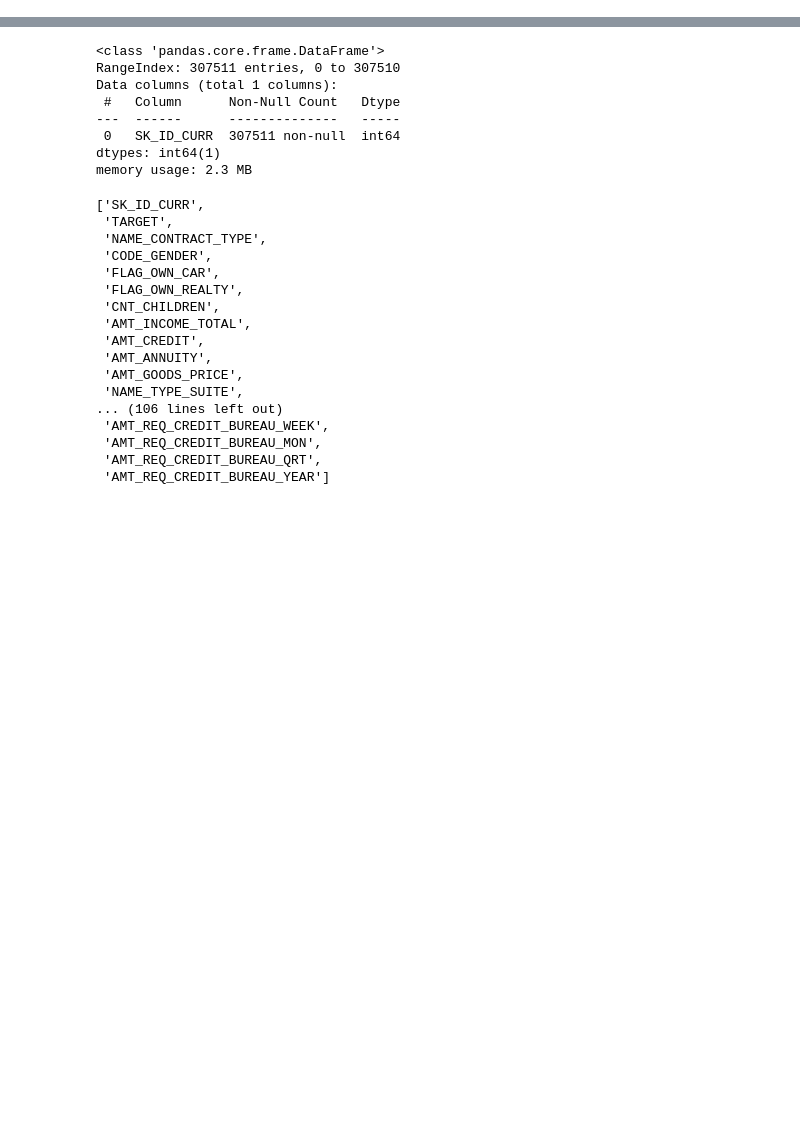
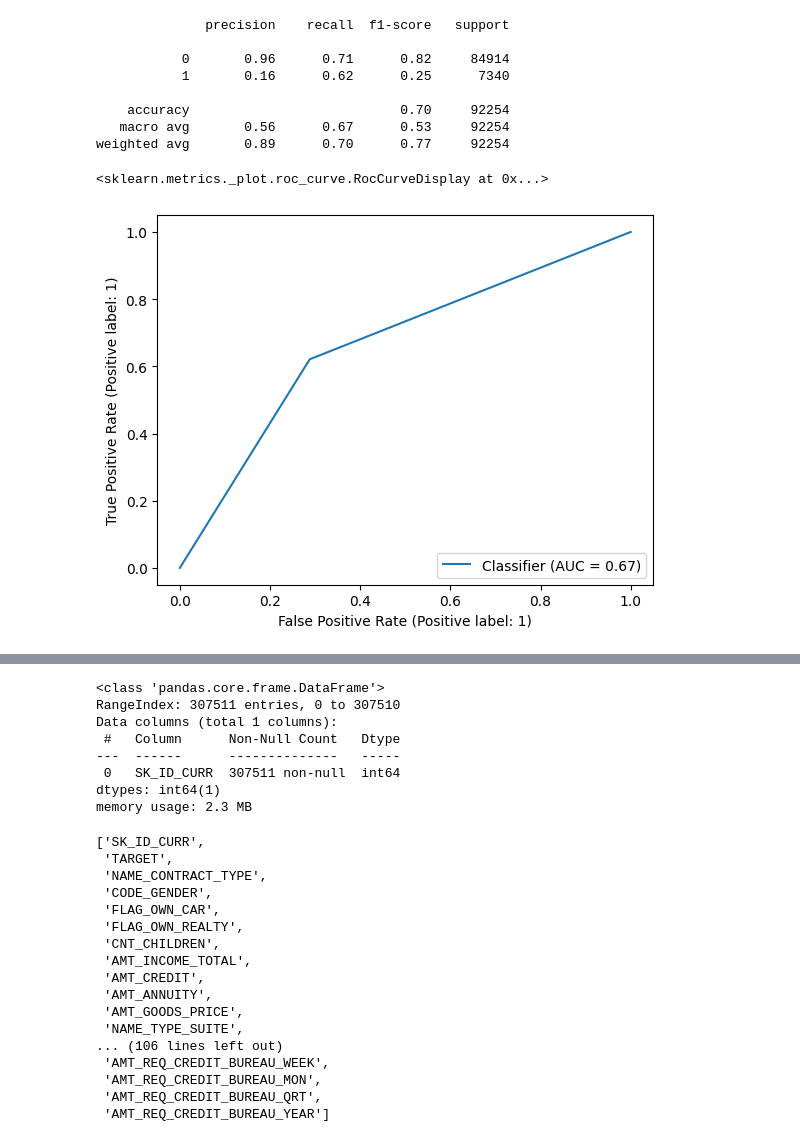
Before and after one commit to VitorrSantana/Tcc-AnaliseCreditoAprendizadoMaquina, a Jupyter notebook: 0.0-AnaliseExploratoria.ipynb, the cells around one changed output, grey strips where cells are left out. Cells and saved outputs as stored; diff of their text form; code cells hidden in the pictures; blank space fills up the shorter version.

```diff
--- a/0.0-AnaliseExploratoria.ipynb
+++ b/0.0-AnaliseExploratoria.ipynb
@@ -44,0 +210,14 @@ sn.heatmap(correlacao, annot = True, fmt=".1f", linewidths=.6)
+# %%
+print(classification_report(Y_test, y_test_pred))
+RocCurveDisplay.from_predictions(Y_test, y_test_pred)
+# %% [output]
+              precision    recall  f1-score   support
+
+           0       0.96      0.71      0.82     84914
+           1       0.16      0.62      0.25      7340
+
+    accuracy                           0.70     92254
+   macro avg       0.56      0.67      0.53     92254
+weighted avg       0.89      0.70      0.77     92254
+<sklearn.metrics._plot.roc_curve.RocCurveDisplay at 0x...>
+[figure, added]
```
Also changed, not shown: parts of 23 cells of this notebook, 5 other files.
